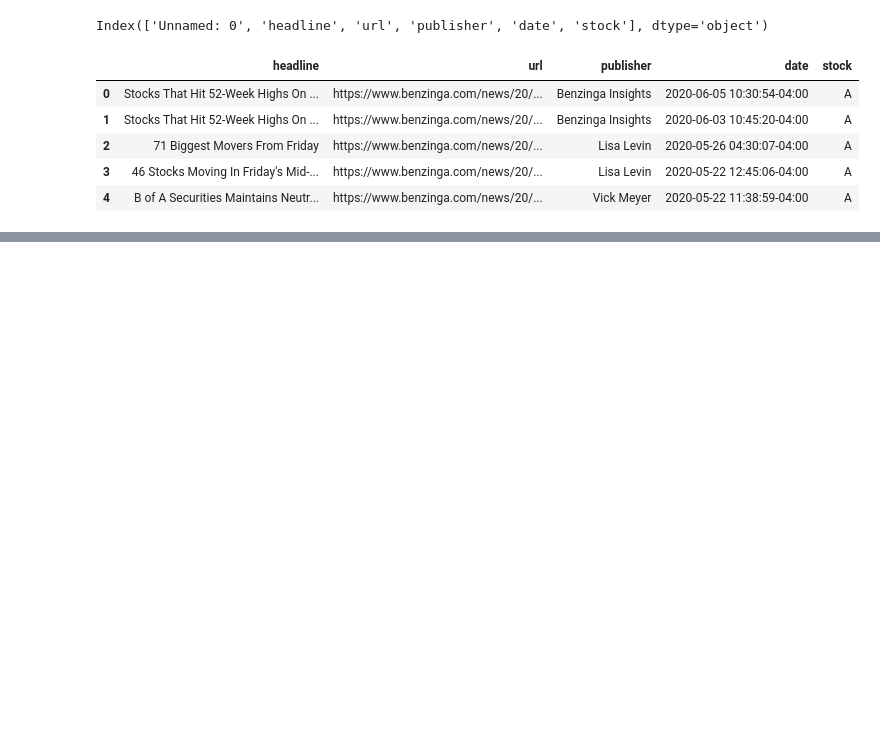
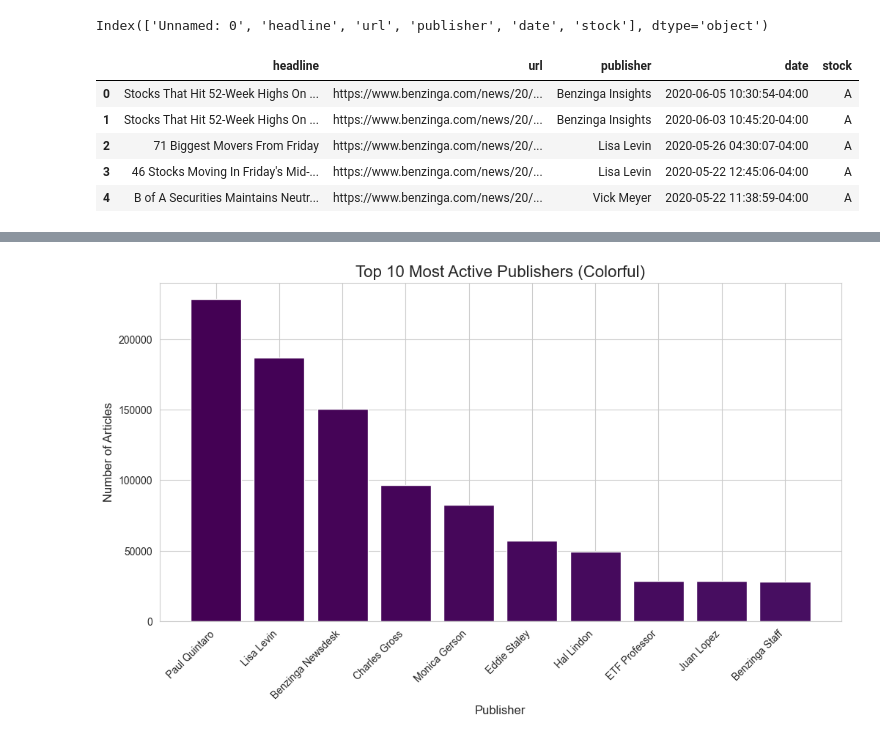
Before and after one commit to Wakgari-Eshetu/weekone, a Jupyter notebook: notebooks/chekc.ipynb, the cells around one changed output, grey strips where cells are left out. Cells and saved outputs as stored; diff of their text form; code cells hidden in the pictures; blank space fills up the shorter version.

```diff
--- a/notebooks/chekc.ipynb
+++ b/notebooks/chekc.ipynb
@@ -49,0 +191,21 @@ df.head()
+# %%
+# To clearly see the distribution of article counts among publishers.
+# Show only top N publishers
+
+# Count articles per publisher for  10 most active publishers
+publisher_counts = df['publisher'].value_counts()
+
+# Take top 10 publishers
+top_publishers = publisher_counts.head(10)
+
+colors = plt.cm.viridis(range(len(top_publishers)))  # create gradient colors
+
+plt.figure(figsize=(12,6))
+plt.bar(top_publishers.index, top_publishers.values, color=colors)
+plt.xticks(rotation=45, ha='right')
+plt.title("Top 10 Most Active Publishers (Colorful)", fontsize=16)
+plt.xlabel("Publisher", fontsize=12)
+plt.ylabel("Number of Articles", fontsize=12)
+plt.show()
+# %% [output]
+[figure, added]
```
Also changed, not shown: parts of 9 cells of this notebook.
